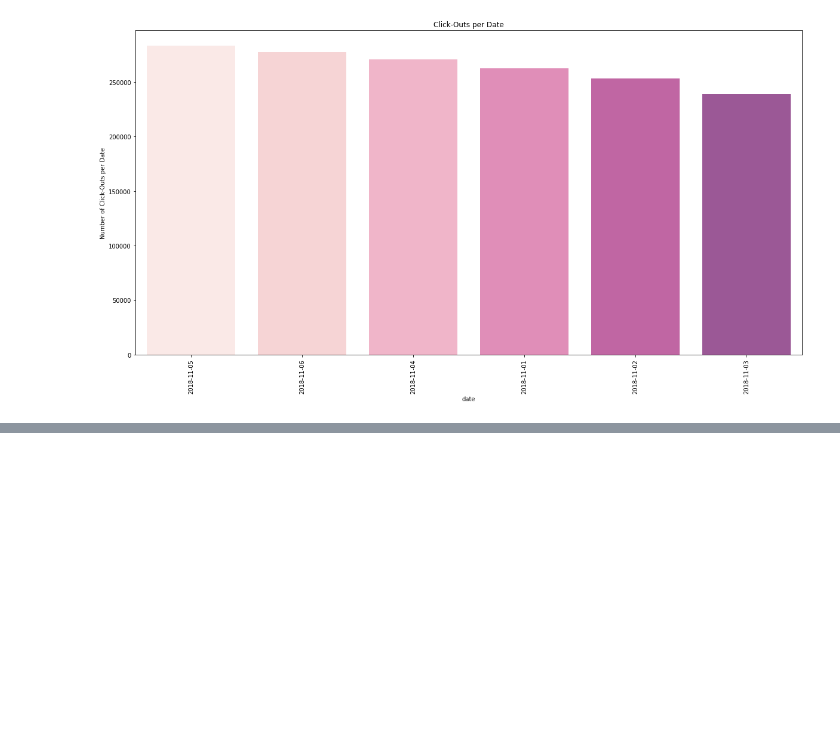
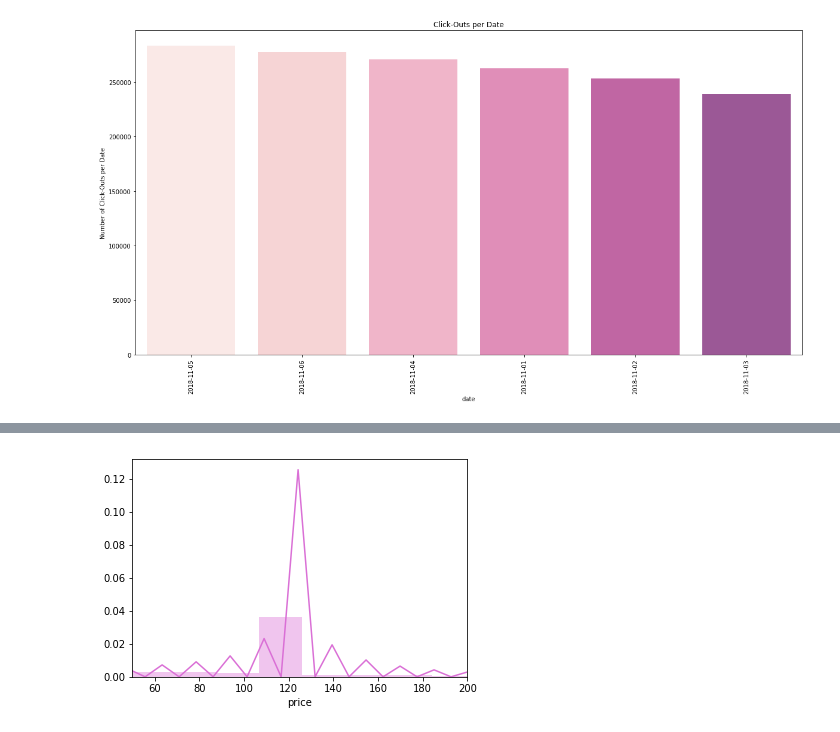
Before and after one commit to fpleoni/where_do_we_go_from_here, a Jupyter notebook: jupyter_notebooks/exploratory_data_analysis.ipynb, the cells around one changed output, grey strips where cells are left out. Cells and saved outputs as stored; diff of their text form; code cells hidden in the pictures; blank space fills up the shorter version.

```diff
--- a/jupyter_notebooks/exploratory_data_analysis.ipynb
+++ b/jupyter_notebooks/exploratory_data_analysis.ipynb
@@ -307,0 +420,7 @@ plt.show()
+# %%
+# Price distribution
+sns.distplot(hotels_com_df["price"], color = "orchid")
+plt.xlim(50, 200)
+plt.show()
+# %% [output]
+[figure, added]
```
Also changed, not shown: parts of 15 cells of this notebook.
